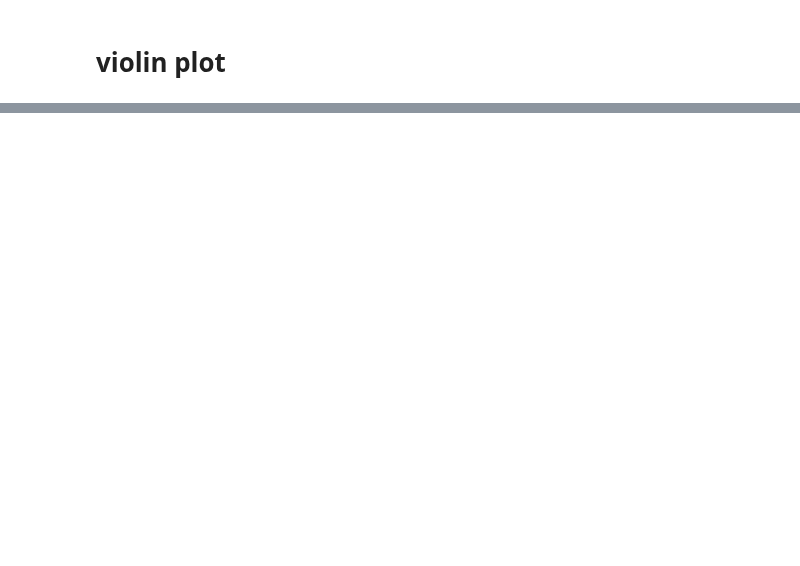
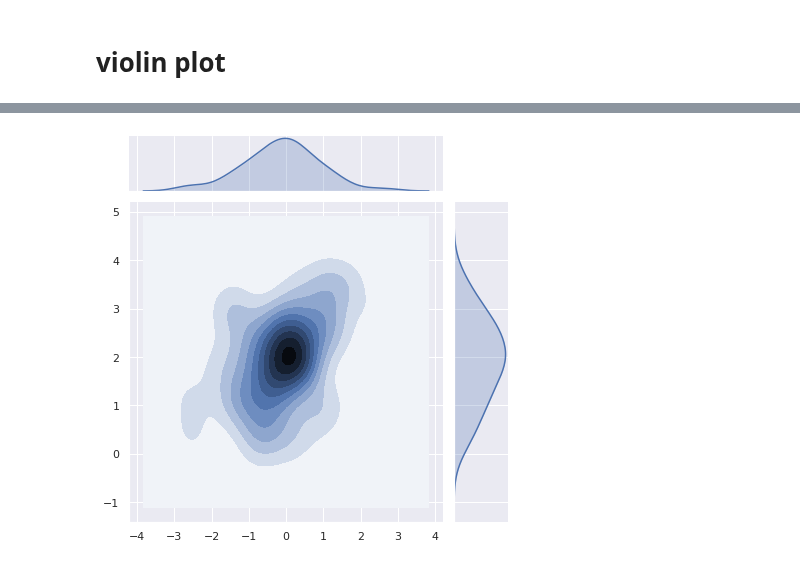
Before and after one commit to bhushankelkar/Heart-Disease-Uci, a Jupyter notebook: Uci.ipynb, the cells around one changed output, grey strips where cells are left out. Drawn from its saved outputs; the diff is of its cells as text; code cells hidden in the pictures; blank space fills up the shorter version.

```diff
--- a/Uci.ipynb
+++ b/Uci.ipynb
@@ -120,0 +120,10 @@ g=sns.swarnplot(x="target",y="age",data=df)
+# %%
+import numpy as np; np.random.seed(10)
+import seaborn as sns; sns.set(color_codes=True)
+mean, cov = [0, 2], [(1, .5), (.5, 1)]
+x, y = np.random.multivariate_normal(mean, cov, size=50).T
+plt.rcParams['figure.figsize']=10,10
+
+ax = sns.jointplot(x,y,kind="kde")
+# %% [output]
+[figure, added]
```
Also changed, not shown: parts of 11 cells of this notebook.
